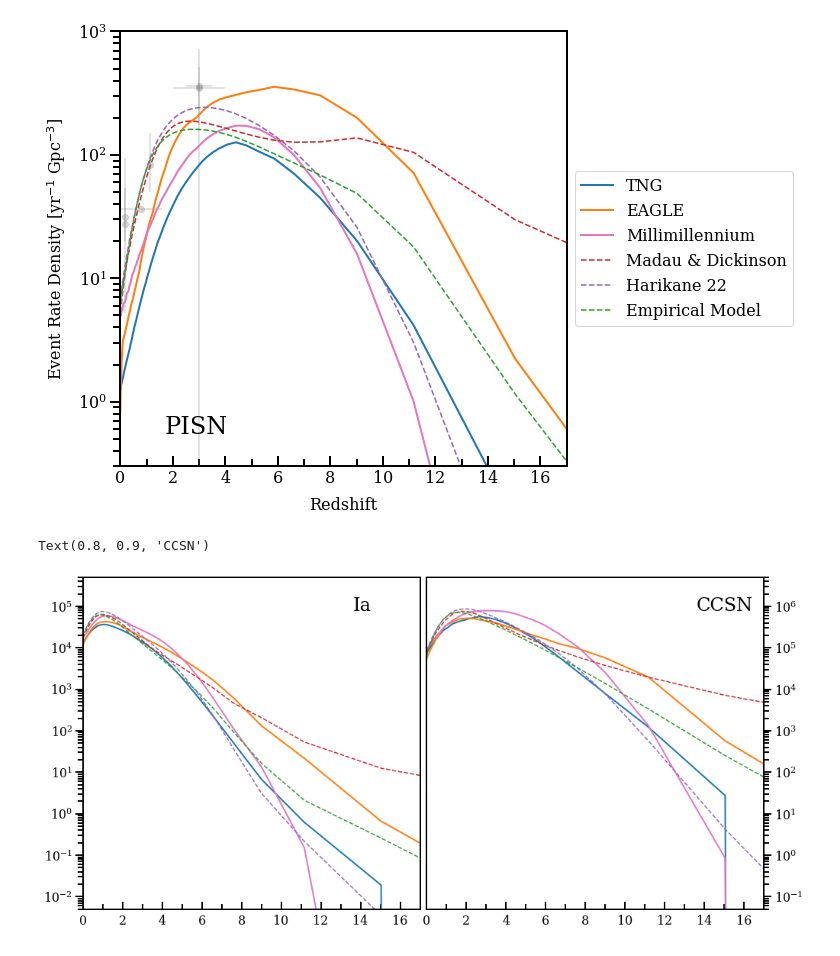
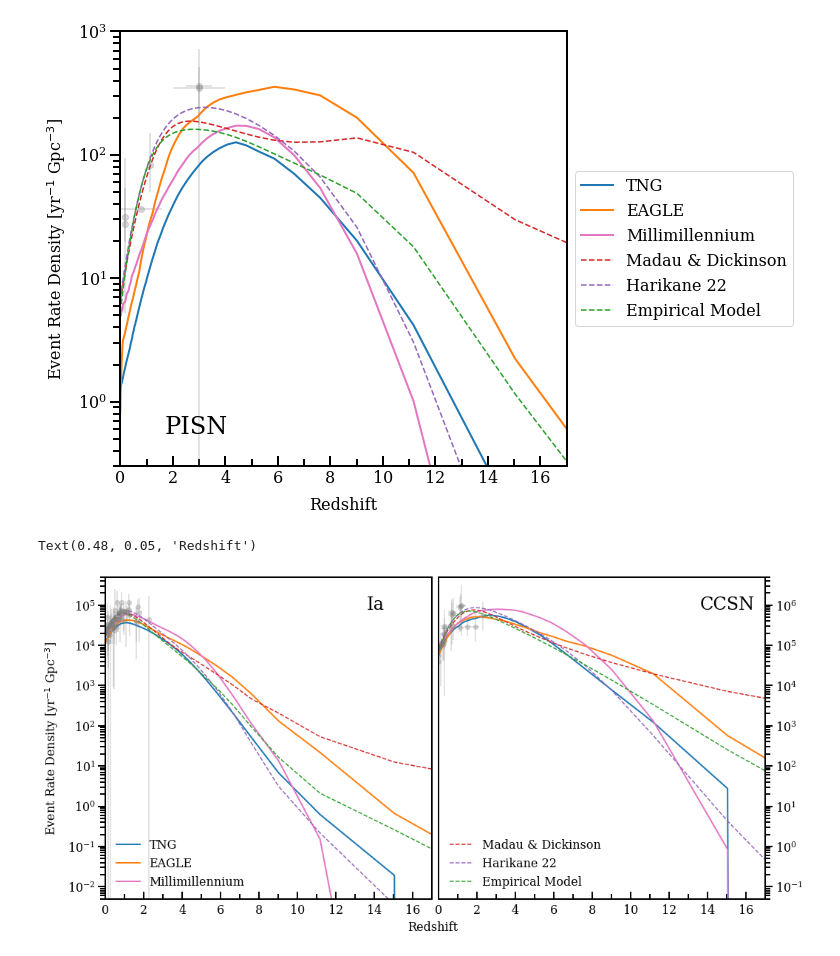
Before and after one commit to NicholaCharlton/Y4_Project, a Jupyter notebook: Dillon/Semester 2/135_300 Rates by Event .ipynb, the cells around one changed output. Saved outputs shown, nothing was run; the diff lists cells and outputs as text; code cells hidden in the pictures.

```diff
--- a/Dillon/Semester 2/135_300 Rates by Event .ipynb
+++ b/Dillon/Semester 2/135_300 Rates by Event .ipynb
@@ -197,7 +197,7 @@ plt.show()
 [figure]
 # %%
 fig, axes = plt.subplots(1,2, figsize=(16,8))
-fig.subplots_adjust(wspace=0.02, hspace = 0.02)
+fig.subplots_adjust(wspace=0.02, hspace = 0.1)
 
 axs = axes.flatten()
 
@@ -215,38 +215,68 @@ for ax in axs:
     ax.xaxis.set_major_locator(major_locator)
     ax.xaxis.set_minor_locator(minor_locator)
     ax.set_xticks(ax.get_xticks()[1:-1])
     ax.set_xticklabels([str(int(x)) for x in ax.get_xticks()])
 
 
 axs[0].plot(TNG['redshift_edges'][:-1], TNG['Ia_rates'], label='TNG', lw=2)
 axs[0].plot(EAGLE['redshift_edges'][:-1], EAGLE['Ia_rates'], label='EAGLE', lw=2)
 axs[0].plot(Millimillennium['redshift_edges'][:-1], Millimillennium['Ia_rates'], color='#e377c2', label='Millimillennium', lw=2)
-axs[0].plot(MD['redshift_edges'][:-1], MD['Ia_rates'], '--', color='#d62728', label='Madau & Dickinson', alpha=1)
-axs[0].plot(harikane22['redshift_edges'][:-1], harikane22['Ia_rates'], '--', color='#9467bd', label='Harikane 22', alpha=1)
-axs[0].plot(empmodel['redshift_edges'][:-1], empmodel['Ia_rates'], '--', color='#2ca02c', label='Empirical Model', alpha=1)
+axs[0].plot(MD['redshift_edges'][:-1], MD['Ia_rates'], '--', color='#d62728', alpha=1)
+axs[0].plot(harikane22['redshift_edges'][:-1], harikane22['Ia_rates'], '--', color='#9467bd', alpha=1)
+axs[0].plot(empmodel['redshift_edges'][:-1], empmodel['Ia_rates'], '--', color='#2ca02c', alpha=1)
+
+axs[0].errorbar(
+            np.array(obs_Ia['mean_z']),
+            np.array(obs_Ia['rate']) * h**3,
+            xerr= [obs_Ia['lower_z'], obs_Ia['upper_z']],
+            yerr=[obs_Ia['lower_rate'] * h**3, obs_Ia['upper_rate'] * h**3],
+            fmt="o",
+            ms=6,
+            alpha=0.3,
+            color= 'grey'
+    )
+
 
 axs[0].set_ylim(5e-3, 5e5)
 
 axs[0].text(0.8, 0.9, "Ia", transform=axs[0].transAxes, fontsize=24)
 
+axs[0].set_ylabel(r"Event Rate Density [yr$^{-1}$ Gpc$^{-3}$]", labelpad=10)
+
+axs[0].legend(loc = 'lower left', frameon = False)
 
 
 
-axs[1].plot(TNG['redshift_edges'][:-1], TNG['CCSN_rates'], label='TNG', lw=2)
-axs[1].plot(EAGLE['redshift_edges'][:-1], EAGLE['CCSN_rates'], label='EAGLE', lw=2)
-axs[1].plot(Millimillennium['redshift_edges'][:-1], Millimillennium['CCSN_rates'], color='#e377c2', label='Millimillennium', lw=2)
+axs[1].plot(TNG['redshift_edges'][:-1], TNG['CCSN_rates'], lw=2)
+axs[1].plot(EAGLE['redshift_edges'][:-1], EAGLE['CCSN_rates'], lw=2)
+axs[1].plot(Millimillennium['redshift_edges'][:-1], Millimillennium['CCSN_rates'], color='#e377c2', lw=2)
 axs[1].plot(MD['redshift_edges'][:-1], MD['CCSN_rates'], '--', color='#d62728', label='Madau & Dickinson', alpha=1)
 axs[1].plot(harikane22['redshift_edges'][:-1], harikane22['CCSN_rates'], '--', color='#9467bd', label='Harikane 22', alpha=1)
 axs[1].plot(empmodel['redshift_edges'][:-1], empmodel['CCSN_rates'], '--', color='#2ca02c', label='Empirical Model', alpha=1)
 
+
+axs[1].errorbar(
+            np.array(obs_CCSN['mean_z']),
+            np.array(obs_CCSN['rate']) * h**3,
+            xerr= [obs_CCSN['lower_z'], obs_CCSN['upper_z']],
+            yerr=[obs_CCSN['lower_rate'] * h**3, obs_CCSN['upper_rate'] * h**3],
+            fmt="o",
+            ms=6,
+            alpha=0.3,
+            color= 'grey'
+    )
 
 
 axs[1].yaxis.tick_right()
 axs[1].tick_params(axis='y', which='both')
 
 axs[1].set_ylim(5e-2, 5e6)
 
 axs[1].text(0.8, 0.9, "CCSN", transform=axs[1].transAxes, fontsize=24)
+
+axs[1].legend(loc = 'lower left', frameon = False)
+
+fig.text(0.48, 0.05, "Redshift")
 # %% [output]
-Text(0.8, 0.9, 'CCSN')
+Text(0.48, 0.05, 'Redshift')
-[figure, old version]
+[figure, new version]
```
Also changed, not shown: parts of 1 cell of this notebook.
